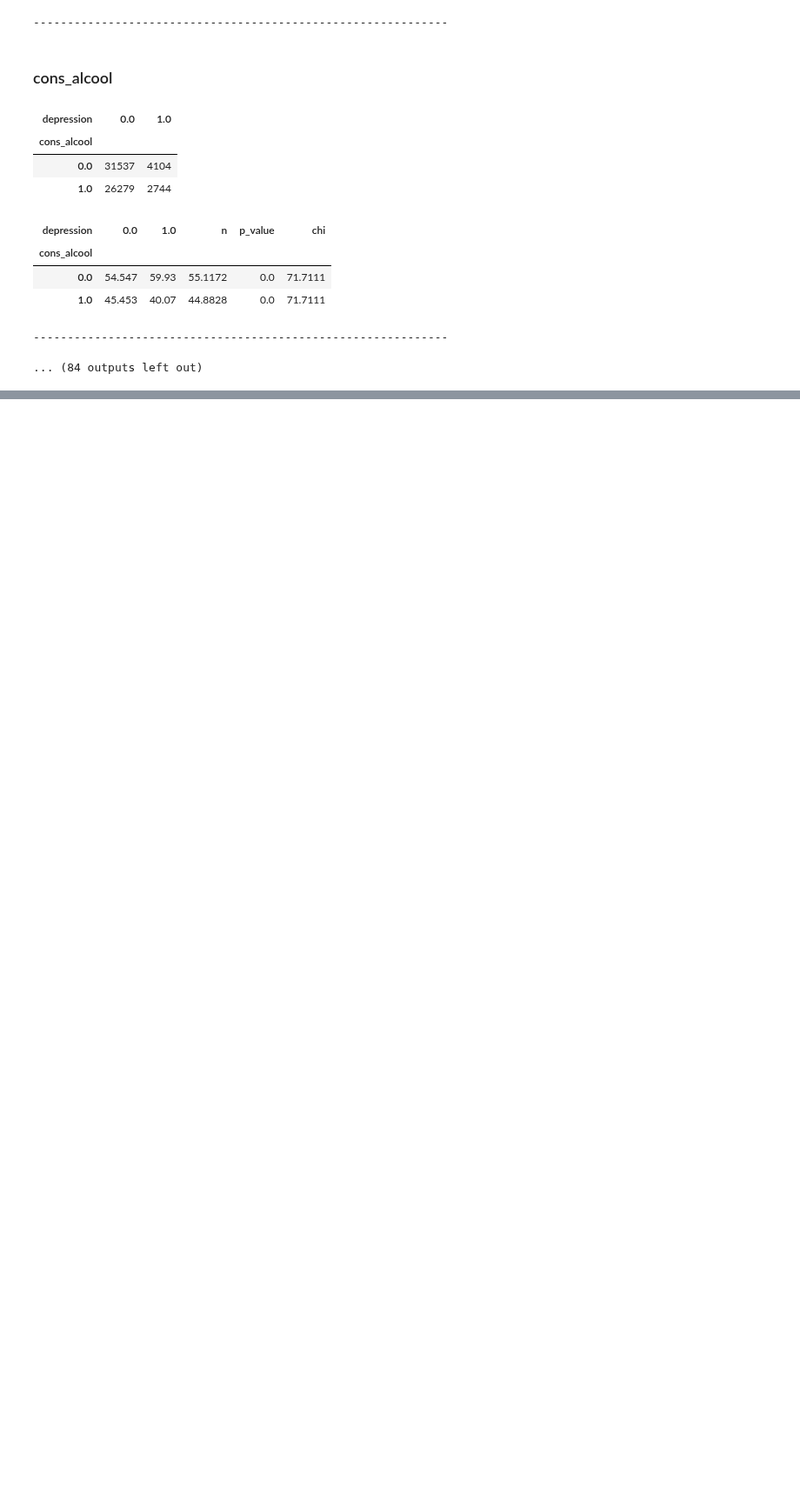
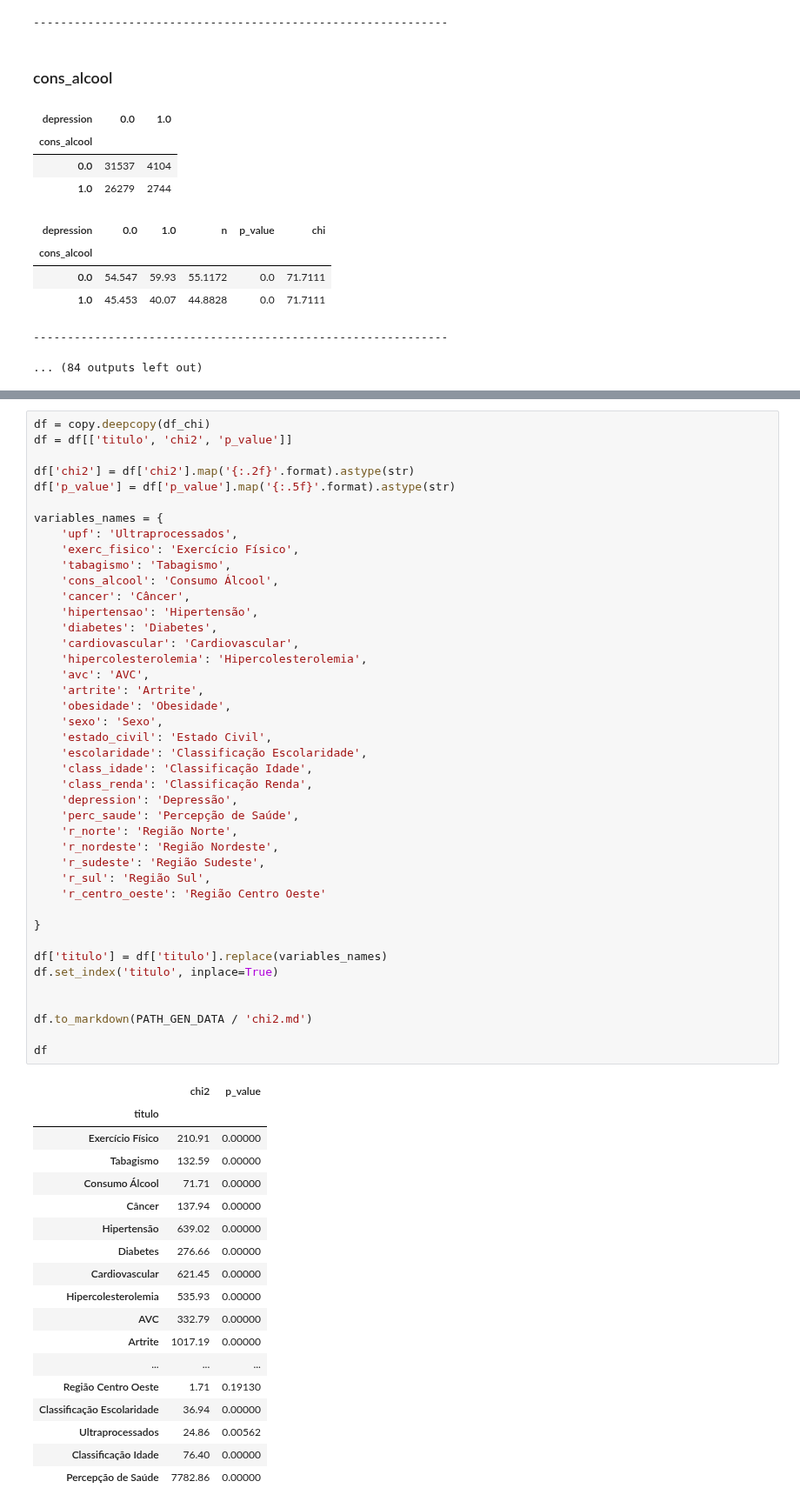
Before and after one commit to datasci4health/projects2023, a Jupyter notebook: DAGroup/notebooks/pns_chi_stats.ipynb, the cells around one changed output, grey strips where cells are left out. Shown at 87% size. Saved outputs shown, nothing was run; the diff lists cells and outputs as text; blank space fills up the shorter version.

```diff
--- a/DAGroup/notebooks/pns_chi_stats.ipynb
+++ b/DAGroup/notebooks/pns_chi_stats.ipynb
@@ -353,0 +352,61 @@ df_chi
+# %%
+df = copy.deepcopy(df_chi)
+df = df[['titulo', 'chi2', 'p_value']]
+
+df['chi2'] = df['chi2'].map('{:.2f}'.format).astype(str)
+df['p_value'] = df['p_value'].map('{:.5f}'.format).astype(str)
+
+variables_names = {
+    'upf': 'Ultraprocessados',
+    'exerc_fisico': 'Exercício Físico',
+    'tabagismo': 'Tabagismo',
+    'cons_alcool': 'Consumo Álcool',
+    'cancer': 'Câncer',
+    'hipertensao': 'Hipertensão',
+    'diabetes': 'Diabetes',
+    'cardiovascular': 'Cardiovascular',
+    'hipercolesterolemia': 'Hipercolesterolemia',
+    'avc': 'AVC',
+    'artrite': 'Artrite',
+    'obesidade': 'Obesidade',
+    'sexo': 'Sexo',
+    'estado_civil': 'Estado Civil',
+    'escolaridade': 'Classificação Escolaridade',
+    'class_idade': 'Classificação Idade',
+    'class_renda': 'Classificação Renda',
+    'depression': 'Depressão',
+    'perc_saude': 'Percepção de Saúde',
+    'r_norte': 'Região Norte',
+    'r_nordeste': 'Região Nordeste',
+    'r_sudeste': 'Região Sudeste',
+    'r_sul': 'Região Sul',
+    'r_centro_oeste': 'Região Centro Oeste'
+
+}
+
+df['titulo'] = df['titulo'].replace(variables_names)
+df.set_index('titulo', inplace=True)
+
+
+df.to_markdown(PATH_GEN_DATA / 'chi2.md')
+
+df
+# %% [output]
+|  | chi2 | p_value |
+| titulo |  |  |
+| Exercício Físico | 210.91 | 0.00000 |
+| Tabagismo | 132.59 | 0.00000 |
+| Consumo Álcool | 71.71 | 0.00000 |
+| Câncer | 137.94 | 0.00000 |
+| Hipertensão | 639.02 | 0.00000 |
+| Diabetes | 276.66 | 0.00000 |
+| Cardiovascular | 621.45 | 0.00000 |
+| Hipercolesterolemia | 535.93 | 0.00000 |
+| AVC | 332.79 | 0.00000 |
+| Artrite | 1017.19 | 0.00000 |
+| ... | ... | ... |
+| Região Centro Oeste | 1.71 | 0.19130 |
+| Classificação Escolaridade | 36.94 | 0.00000 |
+| Ultraprocessados | 24.86 | 0.00562 |
+| Classificação Idade | 76.40 | 0.00000 |
+| Percepção de Saúde | 7782.86 | 0.00000 |
```
Also changed, not shown: parts of 2 cells of this notebook, 12 other files.
